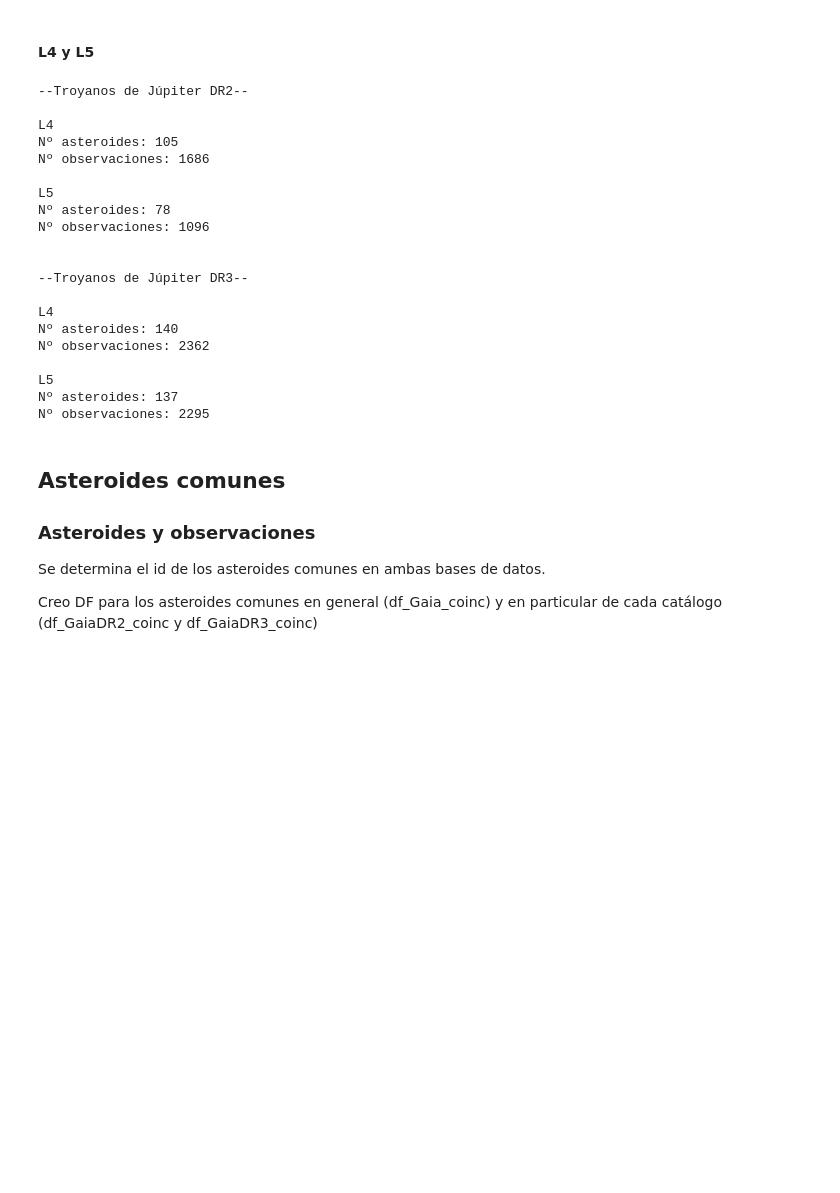
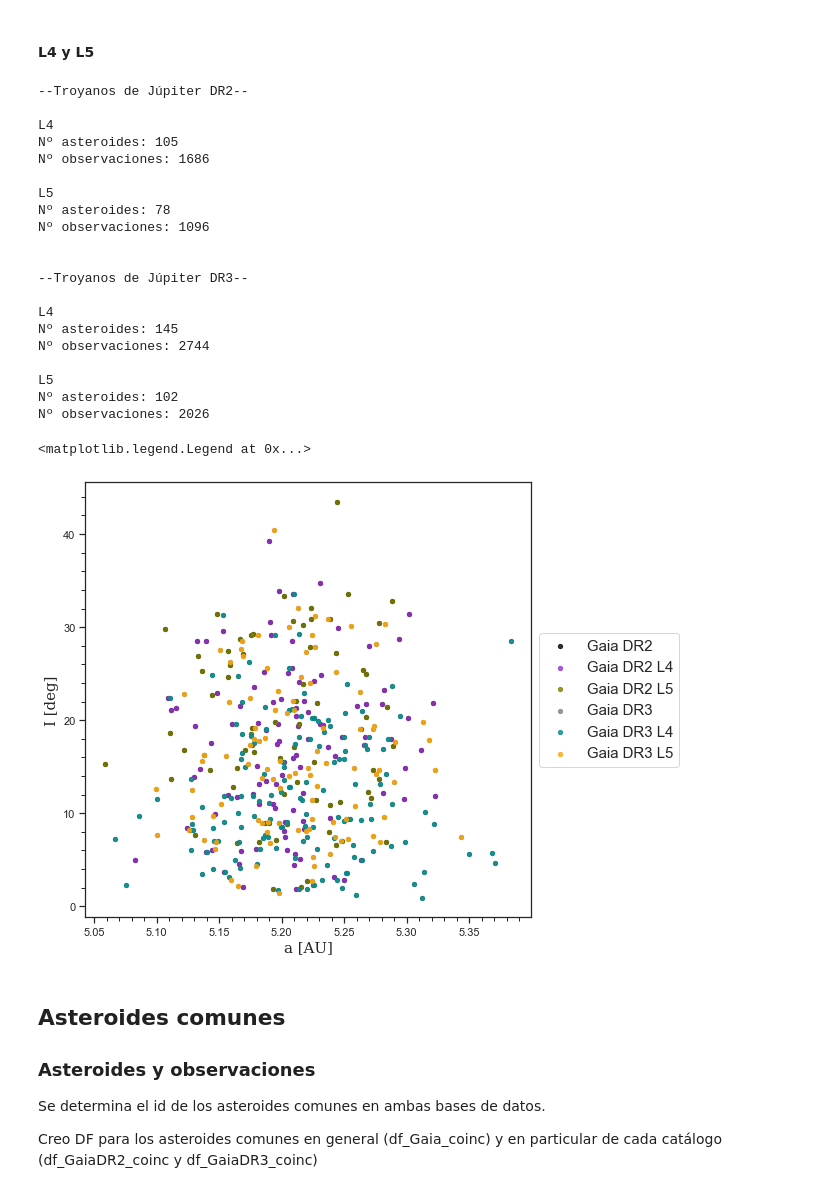
Before and after one commit to saramunoztorres/Jupiter_trojans, a Jupyter notebook: Analysis_Jupiter_trojans_Gaia.ipynb, the cells around one changed output. Saved outputs shown, nothing was run; the diff lists cells and outputs as text; code cells hidden in the pictures; blank space fills up the shorter version.

```diff
--- a/Analysis_Jupiter_trojans_Gaia.ipynb
+++ b/Analysis_Jupiter_trojans_Gaia.ipynb
@@ -36,8 +45,15 @@ plt.legend( fontsize=15)
 # %% [markdown]
 #### L4 y L5
 # %%
-L4 = read_csv(path+"/Datos/HG-L4.csv").loc[:,'id'].to_numpy().tolist()
-L5 = read_csv(path+"/Datos/HG-L5.csv").loc[:,'id'].to_numpy()
+L4_L5 = read_csv(path+"/Datos/L4-L5-Jup_trojans.csv")
+
+L4 = L4_L5.loc[L4_L5['Ln'] == 'L4']
+L4.drop(L4[L4.Designati.isnull()].index, inplace = True)
+L4 = L4.loc[:,'Designati'].to_numpy().astype('int')
+
+L5 = L4_L5.loc[L4_L5['Ln'] == 'L5']
+L5.drop(L5[L5.Designati.isnull()].index, inplace = True)
+L5 = L5.loc[:,'Designati'].to_numpy().astype('int')
 
 # DR2
 df_L4_DR2 = df_GaiaDR2
@@ -48,25 +64,26 @@ for i in range(len(df_GaiaDR2)):
     if df_L5_DR2.loc[i,'Number'] not in L5:
         df_L5_DR2 = df_L5_DR2.drop([i], axis=0)
 
-# DR3
-df_L4_DR3 = df_GaiaDR3
-df_L5_DR3 = df_GaiaDR3
-for i in range(len(df_GaiaDR2)):
-    if df_L4_DR3.loc[i,'Number'] not in L4:
-        df_L4_DR3 = df_L4_DR3.drop([i], axis=0)
-    if df_L5_DR3.loc[i,'Number'] not in L5:
-        df_L5_DR3 = df_L5_DR3.drop([i], axis=0)
-
 print('--Troyanos de Júpiter DR2--')
 print('\nL4\nNº asteroides:', len(df_L4_DR2.drop_duplicates(subset=['Number'], keep="last")))
 print('Nº observaciones:', len(df_L4_DR2))
 print('\nL5\nNº asteroides:', len(df_L5_DR2.drop_duplicates(subset=['Number'], keep="last")))
 print('Nº observaciones:', len(df_L5_DR2))
 
+
+# DR3
+df_L4_DR3 = df_GaiaDR3
+df_L5_DR3 = df_GaiaDR3
+for i in range(len(df_GaiaDR3)):
+    if df_L4_DR3.loc[i,'Number'] not in L4:
+        df_L4_DR3 = df_L4_DR3.drop([i], axis=0)
+    if df_L5_DR3.loc[i,'Number'] not in L5:
+        df_L5_DR3 = df_L5_DR3.drop([i], axis=0)
+
 print('\n\n--Troyanos de Júpiter DR3--')
-print('\nL4\nNº asteroides:',len(df_L4_DR3.drop_duplicates(subset=['Number'], keep="last")))
-print('Nº observaciones:',  len(df_L4_DR3))
-print('\nL5\nNº asteroides:',len(df_L5_DR3.drop_duplicates(subset=['Number'], keep="last")))
+print('\nL4\nNº asteroides:', len(df_L4_DR3.drop_duplicates(subset=['Number'], keep="last")))
+print('Nº observaciones:', len(df_L4_DR3))
+print('\nL5\nNº asteroides:', len(df_L5_DR3.drop_duplicates(subset=['Number'], keep="last")))
 print('Nº observaciones:', len(df_L5_DR3))
 # %% [output]
 --Troyanos de Júpiter DR2--
@@ -83,12 +100,47 @@ Nº observaciones: 1096
 --Troyanos de Júpiter DR3--
 
 L4
-Nº asteroides: 140
-Nº observaciones: 2362
+Nº asteroides: 145
+Nº observaciones: 2744
 
 L5
-Nº asteroides: 137
-Nº observaciones: 2295
+Nº asteroides: 102
+Nº observaciones: 2026
+# %%
+sn.set_theme(style="ticks")
+
+fig, ax = plt.subplots(figsize=(8,8))
+
+# DR2
+ax.scatter(df_GaiaDR2.drop_duplicates(subset=['Number'], keep="last").loc[:,'a_orb'],
+           df_GaiaDR2.drop_duplicates(subset=['Number'], keep="last").loc[:,'i_orb'],
+           s=18,alpha=0.8,color='black', label='Gaia DR2')
+ax.scatter(df_L4_DR2.drop_duplicates(subset=['Number'], keep="last").loc[:,'a_orb'],
+           df_L4_DR2.drop_duplicates(subset=['Number'], keep="last").loc[:,'i_orb'],
+           s=18,alpha=0.8,color='darkorchid', label='Gaia DR2 L4')
+ax.scatter(df_L5_DR2.drop_duplicates(subset=['Number'], keep="last").loc[:,'a_orb'],
+           df_L5_DR2.drop_duplicates(subset=['Number'], keep="last").loc[:,'i_orb'],
+           s=18,alpha=0.8,color='olive', label='Gaia DR2 L5')
+
+# DR3
+ax.scatter(df_GaiaDR3.drop_duplicates(subset=['Number'], keep="last").loc[:,'a_orb'],
+           df_GaiaDR3.drop_duplicates(subset=['Number'], keep="last").loc[:,'i_orb'],
+           s=18,alpha=0.8,color='grey', label='Gaia DR3')
+ax.scatter(df_L4_DR3.drop_duplicates(subset=['Number'], keep="last").loc[:,'a_orb'],
+           df_L4_DR3.drop_duplicates(subset=['Number'], keep="last").loc[:,'i_orb'],
+           s=18,alpha=0.8,color='darkcyan', label='Gaia DR3 L4')
+ax.scatter(df_L5_DR3.drop_duplicates(subset=['Number'], keep="last").loc[:,'a_orb'],
+           df_L5_DR3.drop_duplicates(subset=['Number'], keep="last").loc[:,'i_orb'],
+           s=18,alpha=0.8,color='orange', label='Gaia DR3 L5')
+
+
+plt.xlabel(r'a [AU]', fontsize=15,fontfamily='serif')
+plt.ylabel(r'I [deg]', fontsize=15,fontfamily='serif')
+plt.minorticks_on()
+plt.legend(loc='center left', bbox_to_anchor=(1, 0.5), fontsize=15)
+# %% [output]
+<matplotlib.legend.Legend at 0x...>
+[figure, added]
 # %% [markdown]
 ## Asteroides comunes
 
```
Also changed, not shown: parts of 5 cells of this notebook.
